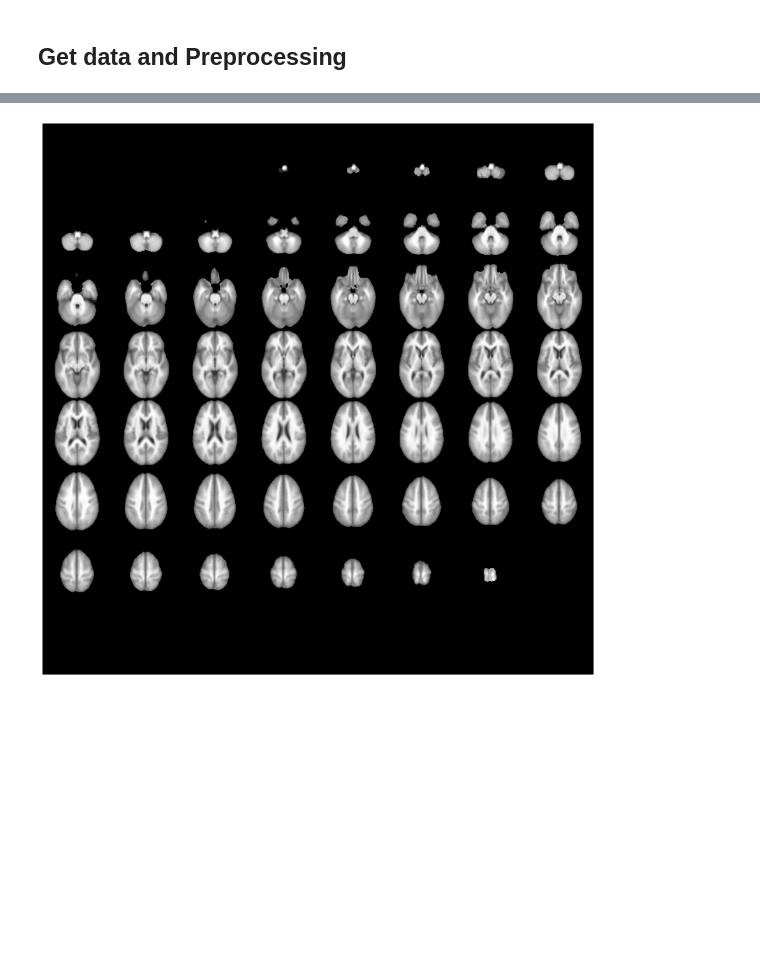
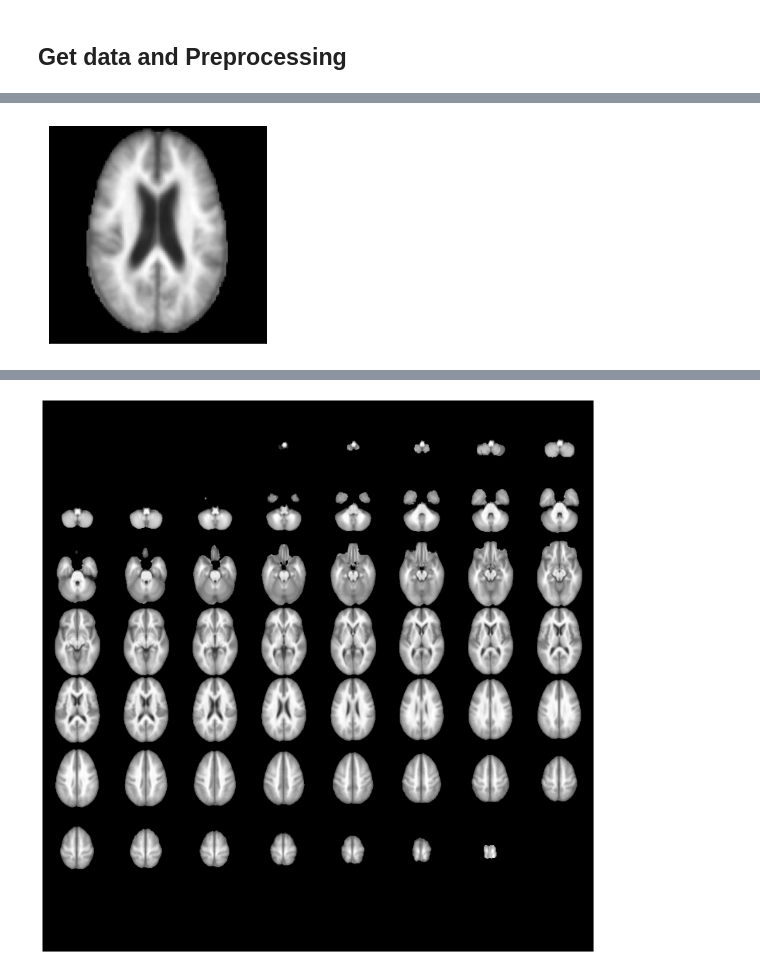
Before and after one commit to robert-kloepsch/alzheimer-classification, a Jupyter notebook: notebooks/EDA-images.ipynb, the cells around one changed output, grey strips where cells are left out. Saved outputs shown, nothing was run; the diff lists cells and outputs as text; code cells hidden in the pictures; blank space fills up the shorter version.

```diff
--- a/notebooks/EDA-images.ipynb
+++ b/notebooks/EDA-images.ipynb
@@ -67,11 +67,13 @@ def process_scan(path):
 # open meta sheet for train
 data_info = pd.read_csv('../data/OASIS/meta_train.csv')
 normal_scan_paths = data_info.loc[data_info.CDR == 0, 'file'].to_list()
-mild_scan_paths = data_info.loc[data_info.CDR == 0.5, 'file'].to_list()
-severe_scan_paths = data_info.loc[data_info.CDR > 0.5, 'file'].to_list()
+very_mild_scan_paths = data_info.loc[data_info.CDR == 0.5, 'file'].to_list()
+mild_scan_paths = data_info.loc[data_info.CDR == 1, 'file'].to_list()
+#moderate_scan_paths = data_info.loc[data_info.CDR == 2, 'file'].to_list()
 
 print("helthy MRI scans: " + str(len(normal_scan_paths)))
+print("very mild AD MRI scans: " + str(len(very_mild_scan_paths)))
 print("mild AD MRI scans: " + str(len(mild_scan_paths)))
-print("severe AD MRI scans: " + str(len(severe_scan_paths)))
+#print("moderate AD MRI scans: " + str(len(moderate_scan_paths)))
 # %% [output]
 helthy MRI scans: 177
@@ -81,14 +83,16 @@ severe AD MRI scans: 14
 # Read and process the scans.
 # Each scan is resized across height, width, and depth and rescaled.
 normal_scans = np.array([process_scan(path) for path in normal_scan_paths])
+very_mild_scans = np.array([process_scan(path) for path in very_mild_scan_paths])
 mild_scans = np.array([process_scan(path) for path in mild_scan_paths])
-severe_scans = np.array([process_scan(path) for path in severe_scan_paths])
+#moderate_scans = np.array([process_scan(path) for path in moderate_scan_paths])
 
 # For the CT scans having presence of viral pneumonia
 # assign 1, for the normal ones assign 0.
 normal_labels = np.array([0 for _ in range(len(normal_scans))])
-mild_labels = np.array([1 for _ in range(len(mild_scans))])
-severe_labels = np.array([2 for _ in range(len(severe_scans))])
+very_mild_labels = np.array([1 for _ in range(len(very_mild_scans))])
+mild_labels = np.array([2 for _ in range(len(mild_labels))])
+#moderate_labels = np.array([1 for _ in range(len(moderate_scans))])
 # %%
 import matplotlib.pyplot as plt
 
@@ -122,0 +132,7 @@ severe_scans_avg = np.mean(list(severe_scans), axis=0)
+# %%
+fig = plt.imshow(np.squeeze(very_mild_scans_avg[:, :, 34]), cmap="gray")
+fig.axes.get_xaxis().set_visible(False)
+fig.axes.get_yaxis().set_visible(False)
+plt.show()
+# %% [output]
+[figure, added]
```
Also changed, not shown: parts of 13 cells of this notebook.
